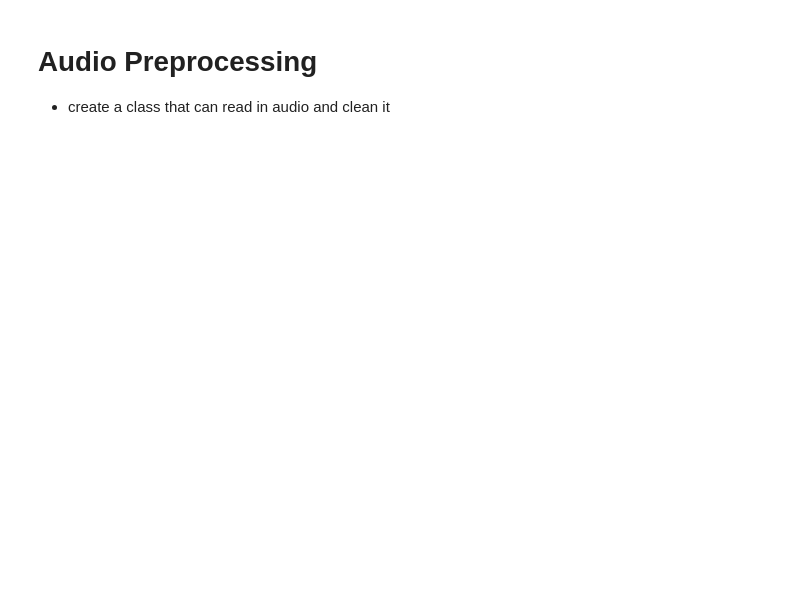
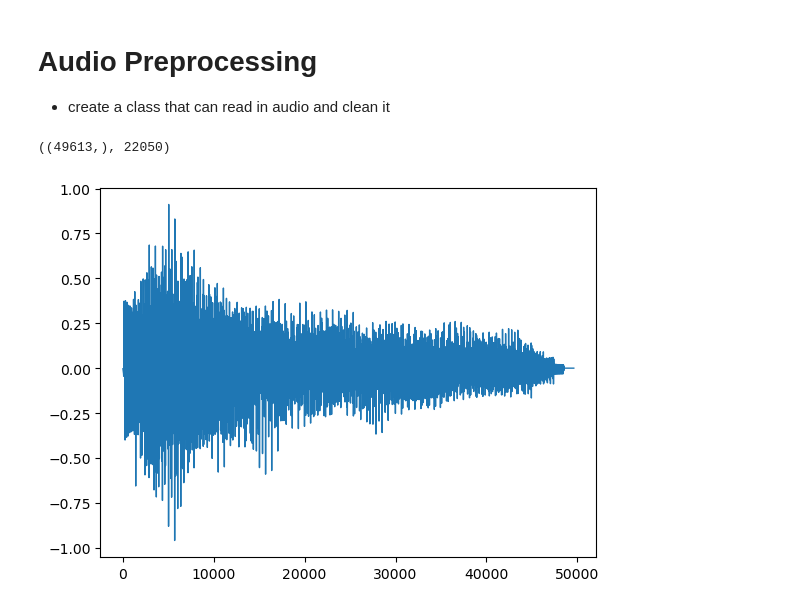
Before and after one commit to benjmcpeek/Audio-Classification-Model-Major-Minor, a Jupyter notebook: preprocessing.ipynb, the cells around one changed output. Drawn from its saved outputs; the diff is of its cells as text; code cells hidden in the pictures; blank space fills up the shorter version.

```diff
--- a/preprocessing.ipynb
+++ b/preprocessing.ipynb
@@ -10,2 +13,10 @@ import os
 # %%
 y, sr = librosa.load('./audio_files/Major/Major_0.wav')
+# %%
+y.shape, sr
+# %% [output]
+((49613,), 22050)
+# %%
+pd.Series(y).plot(lw=1);
+# %% [output]
+[figure, added]
```
Also changed, not shown: parts of 2 cells of this notebook, 2 other files.
